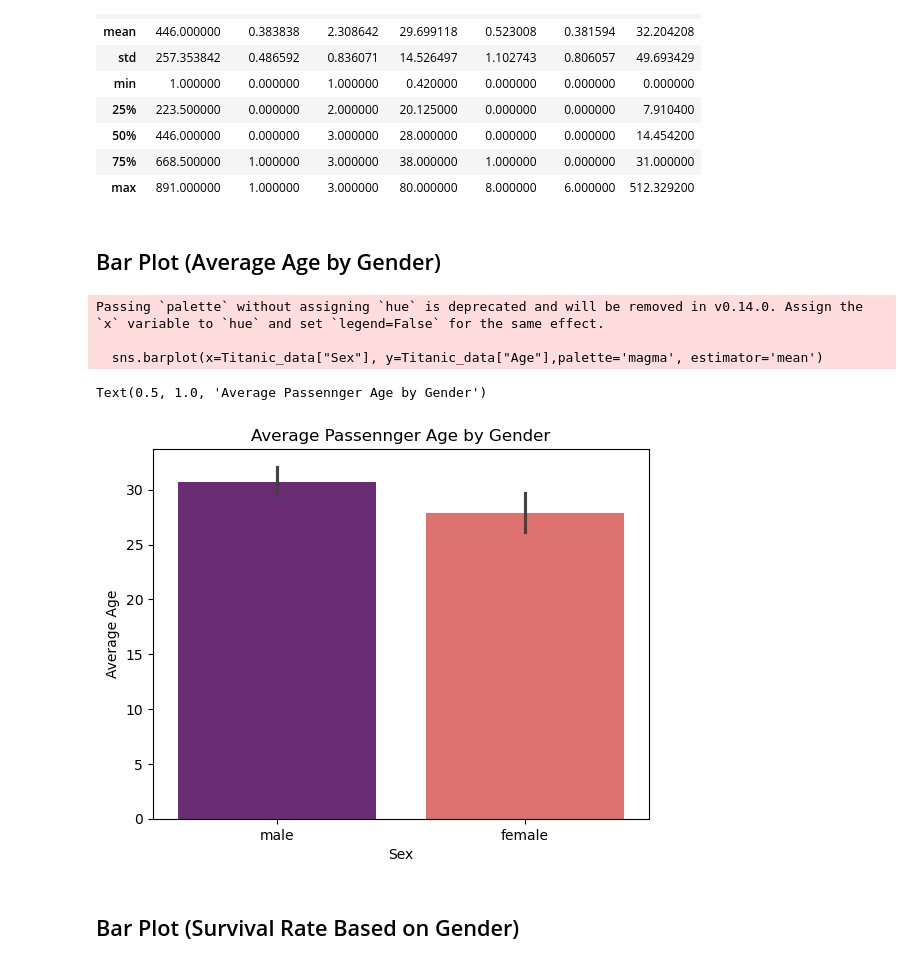
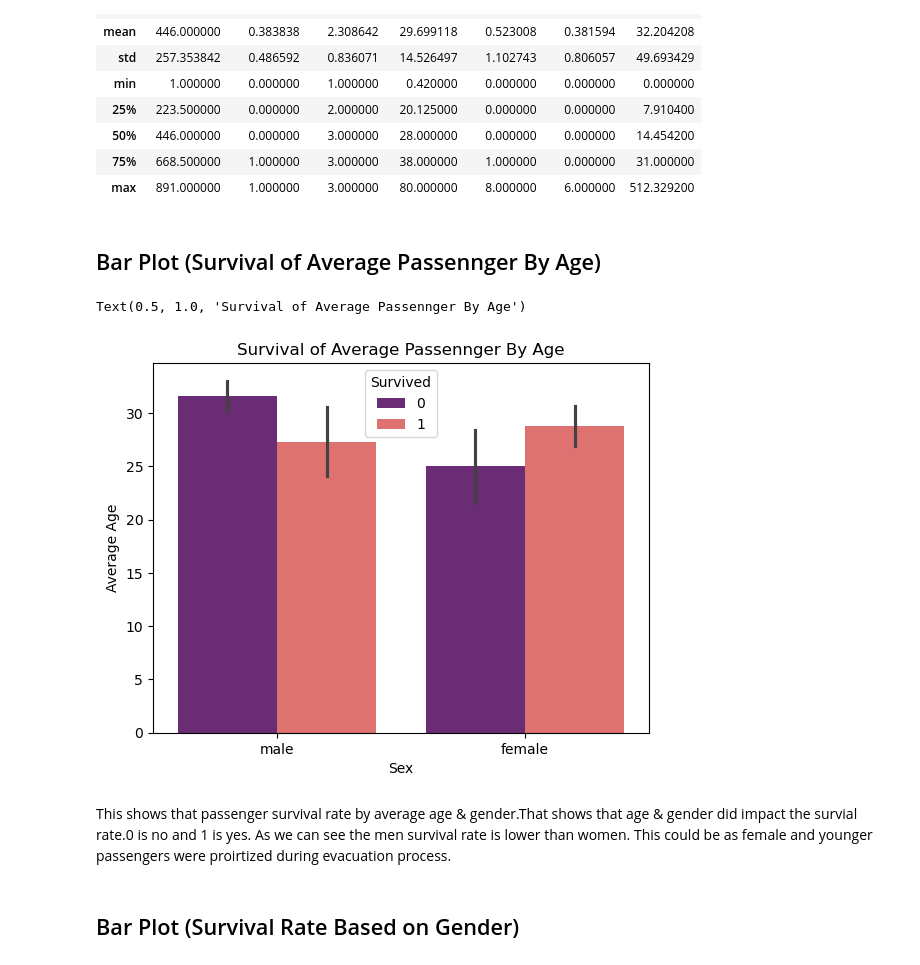
Before and after one commit to Riffatad/Module5-Project, a Jupyter notebook: Titanic.ipynb, the cells around one changed output. Cells and saved outputs as stored; diff of their text form; code cells hidden in the pictures.

```diff
--- a/Titanic.ipynb
+++ b/Titanic.ipynb
@@ -190,17 +190,21 @@ Titanic_data.describe()
 | 75% | 668.500000 | 1.000000 | 3.000000 | 38.000000 | 1.000000 | 0.000000 | 31.000000 |
 | max | 891.000000 | 1.000000 | 3.000000 | 80.000000 | 8.000000 | 6.000000 | 512.329200 |
 # %% [markdown]
-## Bar Plot (Average Age by Gender)
+## Bar Plot (Survival of Average Passennger By Age)
 # %%
-sns.barplot(x=Titanic_data["Sex"], y=Titanic_data["Age"],palette='magma', estimator='mean')
+import seaborn as sns
+sns.barplot(x=Titanic_data["Sex"],
+            y=Titanic_data["Age"],
+            hue=Titanic_data["Survived"],
+            palette='magma',
+            estimator=np.mean)
 plt.ylabel("Average Age")
-plt.title("Average Passennger Age by Gender")
+plt.title("Survival of Passennger By Gender & Average Age")
 # %% [output]
-Passing `palette` without assigning `hue` is deprecated and will be removed in v0.14.0. Assign the `x` variable to `hue` and set `legend=False` for the same effect.
-
-  sns.barplot(x=Titanic_data["Sex"], y=Titanic_data["Age"],palette='magma', estimator='mean')
+Text(0.5, 1.0, 'Survival of Average Passennger By Age')
-Text(0.5, 1.0, 'Average Passennger Age by Gender')
-[figure, old version]
+[figure, new version]
+# %% [markdown]
+This shows that passenger survival rate by average age & gender.That shows that age & gender did impact the survial rate.0 is no and 1 is yes. As we can see the men survival rate is lower than women. This could be as female and younger passengers were proirtized during evacuation process.
 # %% [markdown]
 ## Bar Plot (Survival Rate Based on Gender)
 # %%
```
Also changed, not shown: parts of 2 cells of this notebook.
